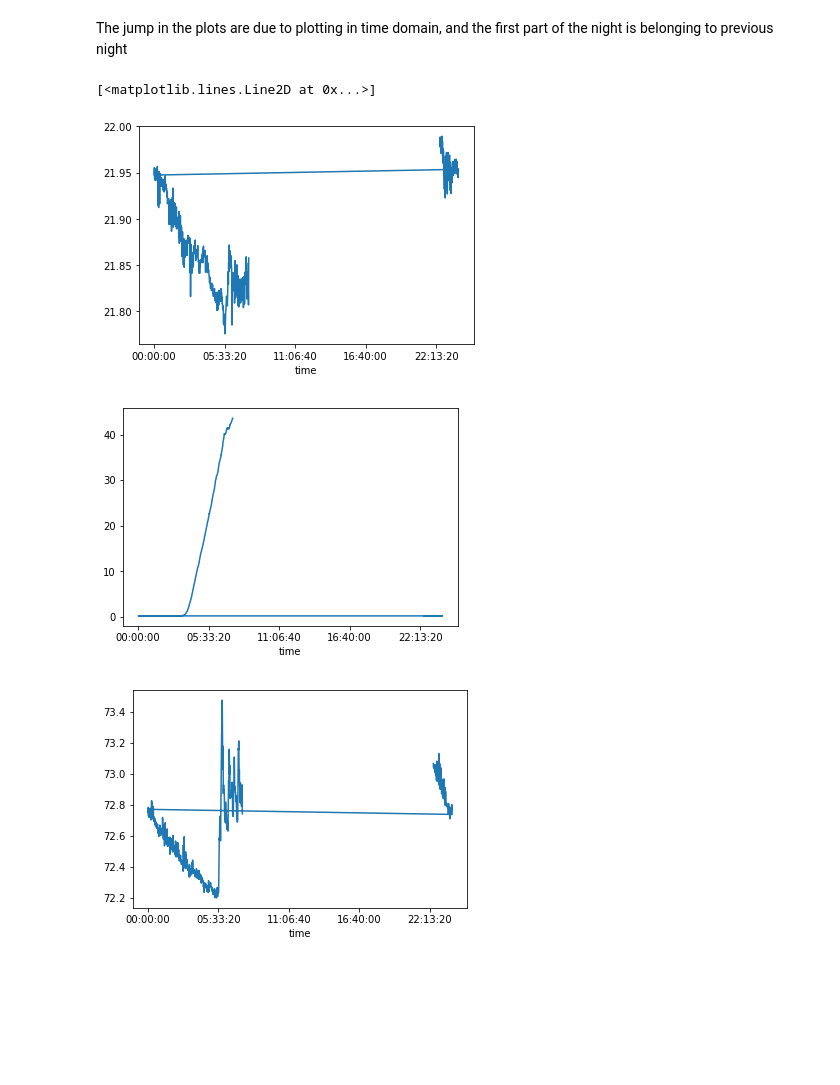
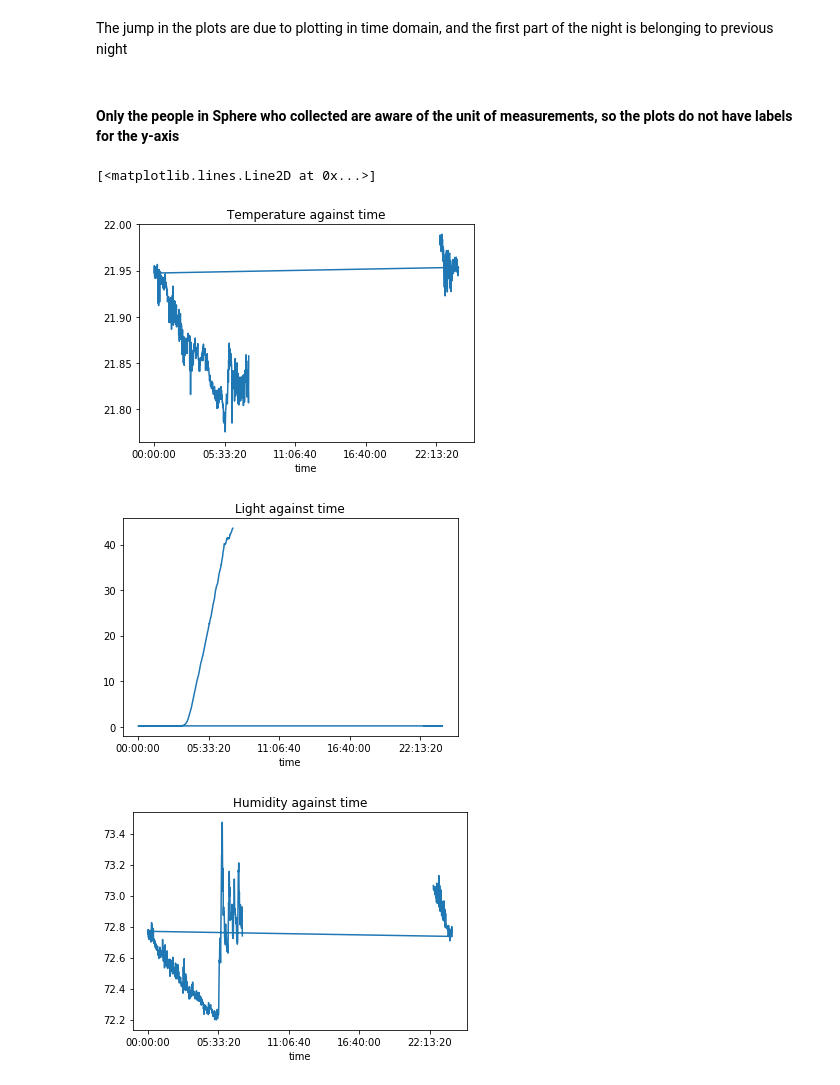
Before and after one commit to horken7/circadian-rhytm, a Jupyter notebook: analyseSleep.ipynb, the cells around one changed output. Cells and saved outputs as stored; diff of their text form; code cells hidden in the pictures; blank space fills up the shorter version.

```diff
--- a/analyseSleep.ipynb
+++ b/analyseSleep.ipynb
@@ -335,7 +357,9 @@ For the moment we are content using the self assessed sleep quality from the sle
 
 path = find('Sleep Data Research - ASD Morning.csv','/irc-sphere-sleep-56db93f64661/Sphere-csv-data/')
 
-if path is not None:
+if path is None:
+    print("file not found, make sure your path is correct")
+else:
     if 'gz' in path:
         fileName = path
         data = pd.read_csv(path, skiprows=1, index_col='Participant', compression='gzip')
@@ -489,15 +517,22 @@ for i,d in enumerate(dta):
 features = sum(dta) / len(dta)
 # %% [markdown]
 The jump in the plots are due to plotting in time domain, and the first part of the night is belonging to previous night
+# %% [markdown]
+#### Only the people in Sphere who collected are aware of the unit of measurements, so the plots do not have labels for the y-axis
 # %%
 plt.figure(1)
+plt.title('Temperature against time')
 plt.plot(features.index, features['temperature'])
+
 plt.figure(2)
+plt.title('Light against time')
 plt.plot(features.index, features['light'])
+
 plt.figure(3)
+plt.title('Humidity against time')
 plt.plot(features.index, features['humidity'])
 # %% [output]
 [<matplotlib.lines.Line2D at 0x...>]
-[figure, old version]
+[figure, new version]
-[figure, old version]
+[figure, new version]
-[figure, old version]
+[figure, new version]
```
Also changed, not shown: parts of 17 cells of this notebook.
